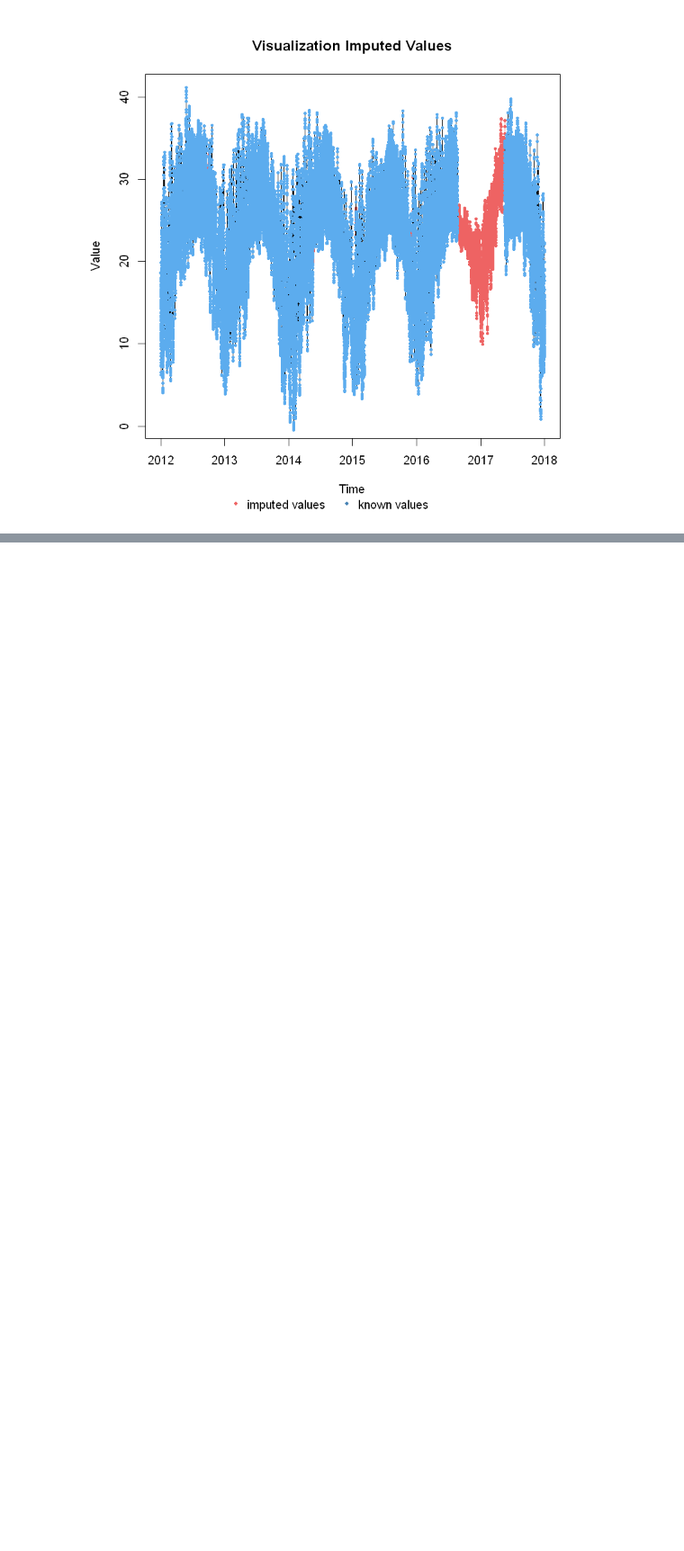
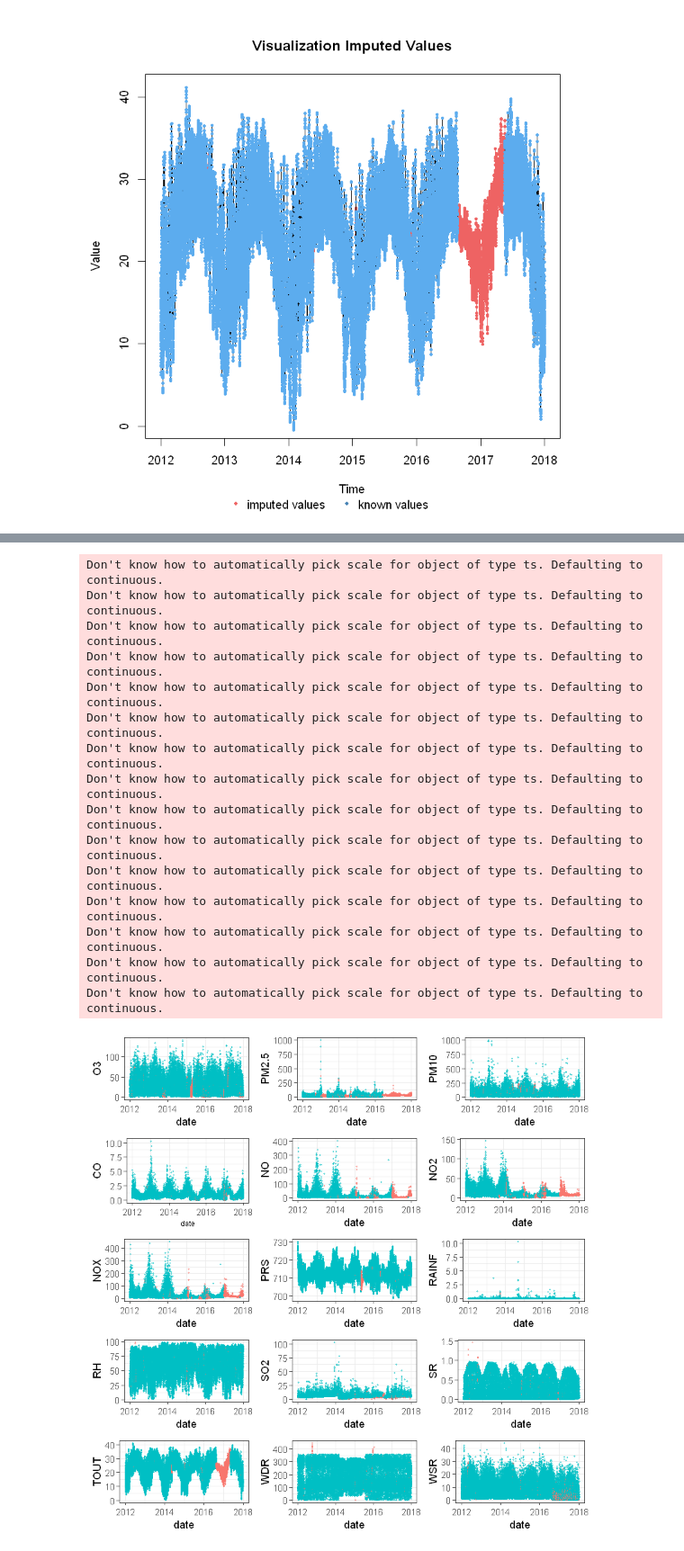
Before and after one commit to gucoloradoc/AQF, a Jupyter notebook: notebooks/Imputations_R.ipynb, the cells around one changed output, grey strips where cells are left out. Shown at 90% size. Cells and saved outputs as stored; diff of their text form; code cells hidden in the pictures; blank space fills up the shorter version.

Commit message:
Visualization of imputations

```diff
--- a/notebooks/Imputations_R.ipynb
+++ b/notebooks/Imputations_R.ipynb
@@ -71,2 +94,4 @@ plotNA.imputations(tsNOROESTE[,'TOUT'],imputed[,"TOUT"])
 # %% [output]
 [figure]
+# %%
+test_missing<-which(is.na(tsNOROESTE[,'TOUT']))
@@ -72,0 +107,3 @@ plotNA.imputations(tsNOROESTE[,'TOUT'],imputed[,"TOUT"])
+# %%
+# Time series object to dataframe (For plotting purposes and easy handling)
+imputeddf<-data.frame(as.matrix(imputed),date=time(imputed))
@@ -72,0 +196,42 @@ plotNA.imputations(tsNOROESTE[,'TOUT'],imputed[,"TOUT"])
+# %%
+for (var in colnames(imputeddf)[-16])
+{
+    test_missing<-which(is.na(tsNOROESTE[,var]))
+    imputeddf[,paste(var,'_miss', sep="")]<-'Not missing'
+    imputeddf[test_missing,paste(var,'_miss', sep="")]<-'Missing'
+}
+# %%
+co_plot <-ggplot(imputeddf, aes(x=date, y=CO, color=CO_miss))  +geom_point(size=0.5, alpha=0.5) +theme_bw() + theme(legend.position = "none", axis.title.x=element_text(face='plain',size=7), axis.text.x=element_text(face='plain',size=7))
+no_plot <-ggplot(imputeddf, aes(x=date, y=NO, color=NO_miss))  +geom_point(size=0.5, alpha=0.5) +theme_bw() + theme(legend.position = "none")
+no2_plot <-ggplot(imputeddf, aes(x=date, y=NO2, color=NO2_miss))  +geom_point(size=0.5, alpha=0.5) +theme_bw() + theme(legend.position = "none")
+nox_plot <-ggplot(imputeddf, aes(x=date, y=NOX, color=NOX_miss))  +geom_point(size=0.5, alpha=0.5) +theme_bw() + theme(legend.position = "none")
+o3_plot <-ggplot(imputeddf, aes(x=date, y=O3, color=O3_miss))  +geom_point(size=0.5, alpha=0.5) +theme_bw() + theme(legend.position = "none")
+pm10_plot <-ggplot(imputeddf, aes(x=date, y=PM10, color=PM10_miss))  +geom_point(size=0.5, alpha=0.5) +theme_bw() + theme(legend.position = "none")
+pm25_plot <-ggplot(imputeddf, aes(x=date, y=PM2.5, color=PM2.5_miss))  +geom_point(size=0.5, alpha=0.5) +theme_bw() + theme(legend.position = "none")
+psr_plot <-ggplot(imputeddf, aes(x=date, y=PRS, color=PRS_miss))  +geom_point(size=0.5, alpha=0.5) +theme_bw() + theme(legend.position = "none")
+rainf_plot <-ggplot(imputeddf, aes(x=date, y=RAINF, color=RAINF_miss))  +geom_point(size=0.5, alpha=0.5) +theme_bw() + theme(legend.position = "none")
+rh_plot <-ggplot(imputeddf, aes(x=date, y=RH, color=RH_miss))  +geom_point(size=0.5, alpha=0.5) +theme_bw() + theme(legend.position = "none")
+so2_plot <-ggplot(imputeddf, aes(x=date, y=SO2, color=SO2_miss))  +geom_point(size=0.5, alpha=0.5) +theme_bw() +theme(legend.position = "none")
+sr_plot <-ggplot(imputeddf, aes(x=date, y=SR, color=SR_miss))  +geom_point(size=0.5, alpha=0.5) +theme_bw() + theme(legend.position = "none")
+tout_plot <-ggplot(imputeddf, aes(x=date, y=TOUT, color=TOUT_miss))  +geom_point(size=0.5, alpha=0.5) +theme_bw() + theme(legend.position = "none")
+wdr_plot <-ggplot(imputeddf, aes(x=date, y=WDR, color=WDR_miss))  +geom_point(size=0.5, alpha=0.5) +theme_bw() + theme(legend.position = "none")
+wsr_plot <-ggplot(imputeddf, aes(x=date, y=WSR, color=WSR_miss))  +geom_point(size=0.5, alpha=0.5) +theme_bw() + theme(legend.position = "none")
+# %%
+grid.arrange(o3_plot,pm25_plot,pm10_plot,co_plot,no_plot,no2_plot,nox_plot, psr_plot, rainf_plot, rh_plot, so2_plot, sr_plot, tout_plot, wdr_plot, wsr_plot, ncol=3)
+# %% [output]
+Don't know how to automatically pick scale for object of type ts. Defaulting to continuous.
+Don't know how to automatically pick scale for object of type ts. Defaulting to continuous.
+Don't know how to automatically pick scale for object of type ts. Defaulting to continuous.
+Don't know how to automatically pick scale for object of type ts. Defaulting to continuous.
+Don't know how to automatically pick scale for object of type ts. Defaulting to continuous.
+Don't know how to automatically pick scale for object of type ts. Defaulting to continuous.
+Don't know how to automatically pick scale for object of type ts. Defaulting to continuous.
+Don't know how to automatically pick scale for object of type ts. Defaulting to continuous.
+Don't know how to automatically pick scale for object of type ts. Defaulting to continuous.
+Don't know how to automatically pick scale for object of type ts. Defaulting to continuous.
+Don't know how to automatically pick scale for object of type ts. Defaulting to continuous.
+Don't know how to automatically pick scale for object of type ts. Defaulting to continuous.
+Don't know how to automatically pick scale for object of type ts. Defaulting to continuous.
+Don't know how to automatically pick scale for object of type ts. Defaulting to continuous.
+Don't know how to automatically pick scale for object of type ts. Defaulting to continuous.
+[figure, added]
```
Also changed, not shown: parts of 12 cells of this notebook, 1 other file.
